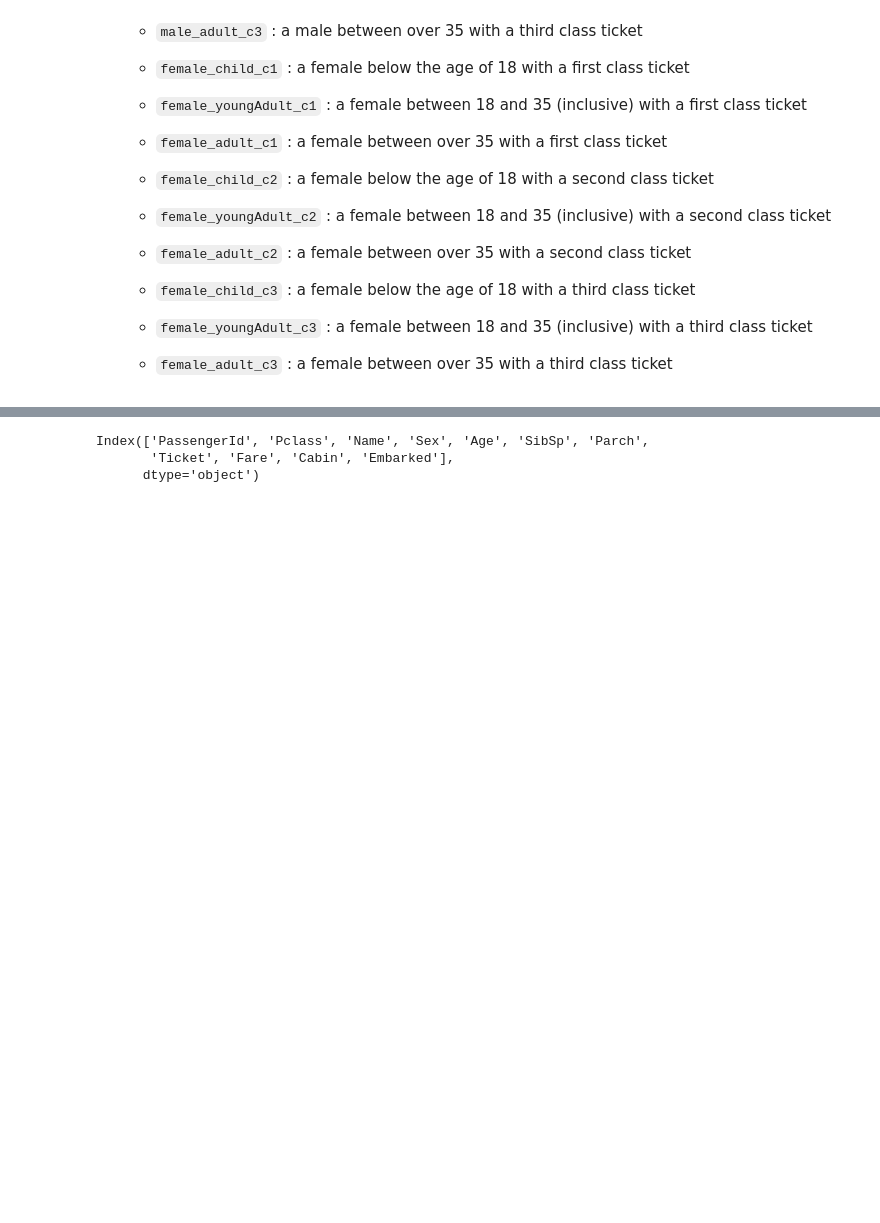
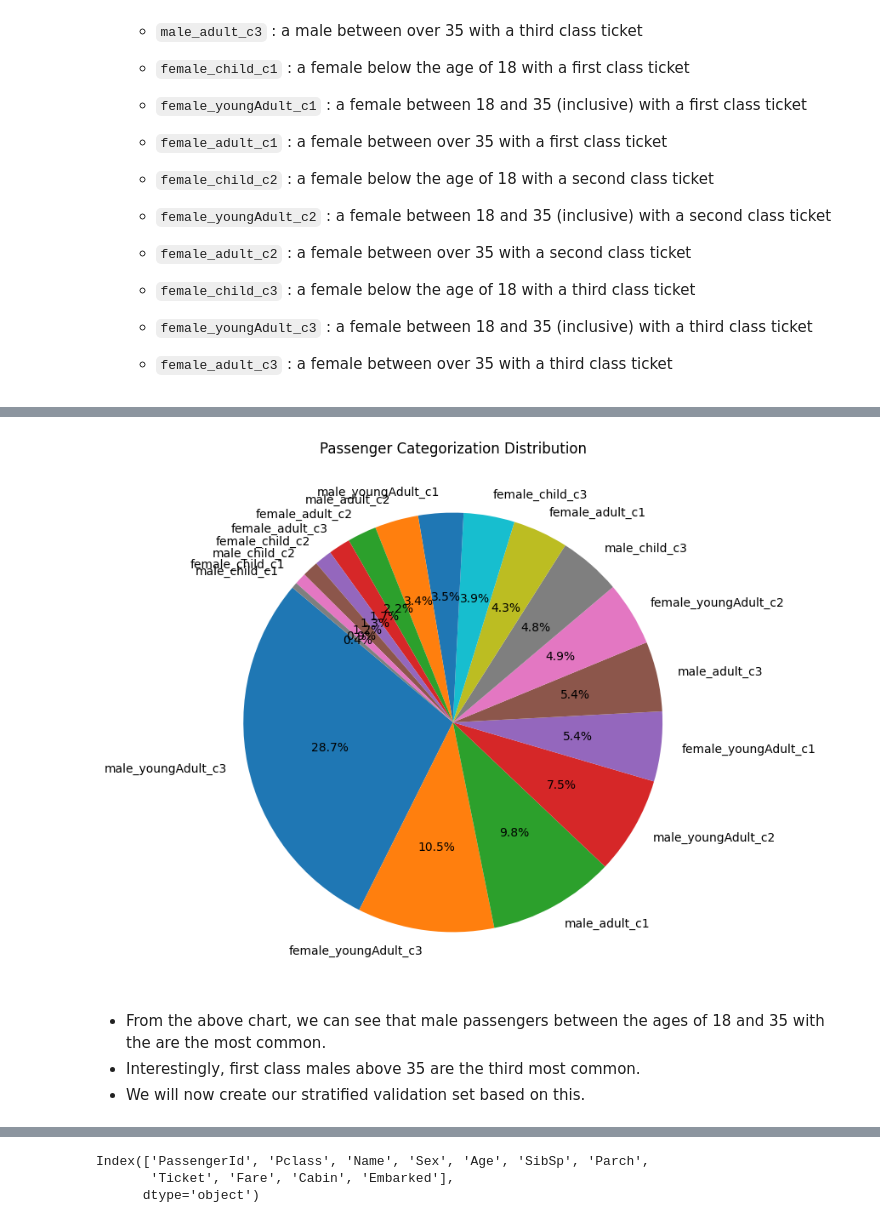
Before and after one commit to TevinAchong/hands-on-ml, a Jupyter notebook: chapter_03/titanic.ipynb, the cells around one changed output, grey strips where cells are left out. Saved outputs shown, nothing was run; the diff lists cells and outputs as text; code cells hidden in the pictures; blank space fills up the shorter version.

```diff
--- a/chapter_03/titanic.ipynb
+++ b/chapter_03/titanic.ipynb
@@ -125,0 +239,14 @@ X_train[["Age", "age_category"]]
+# %%
+category_counts = X_train['passenger_categorization'].value_counts()
+
+# Create a pie chart
+plt.figure(figsize=(12, 8))
+plt.pie(category_counts, labels=category_counts.index, autopct='%1.1f%%', startangle=140)
+plt.title('Passenger Categorization Distribution')
+plt.show()
+# %% [output]
+[figure, added]
+# %% [markdown]
+- From the above chart, we can see that male passengers between the ages of 18 and 35 with the  are the most common.
+- Interestingly, first class males above 35 are the third most common.
+- We will now create our stratified validation set based on this.
```
Also changed, not shown: parts of 14 cells of this notebook.
